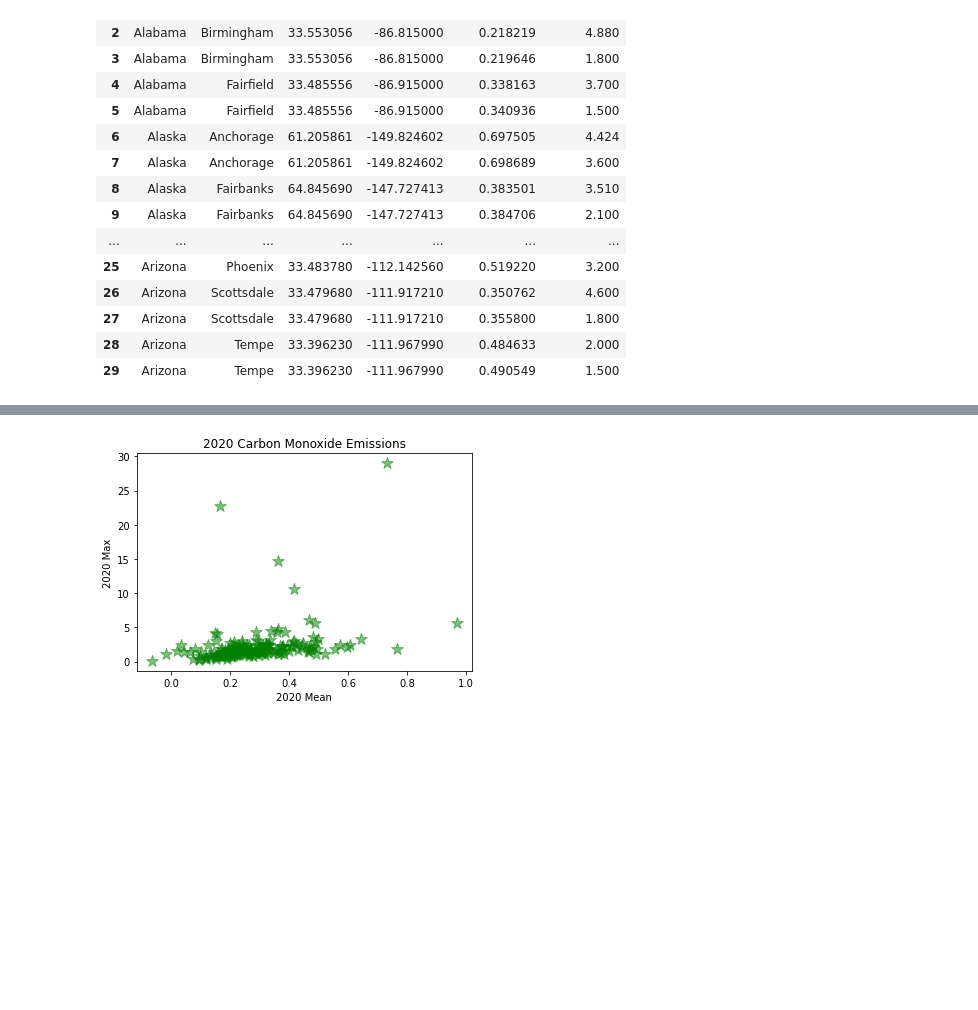
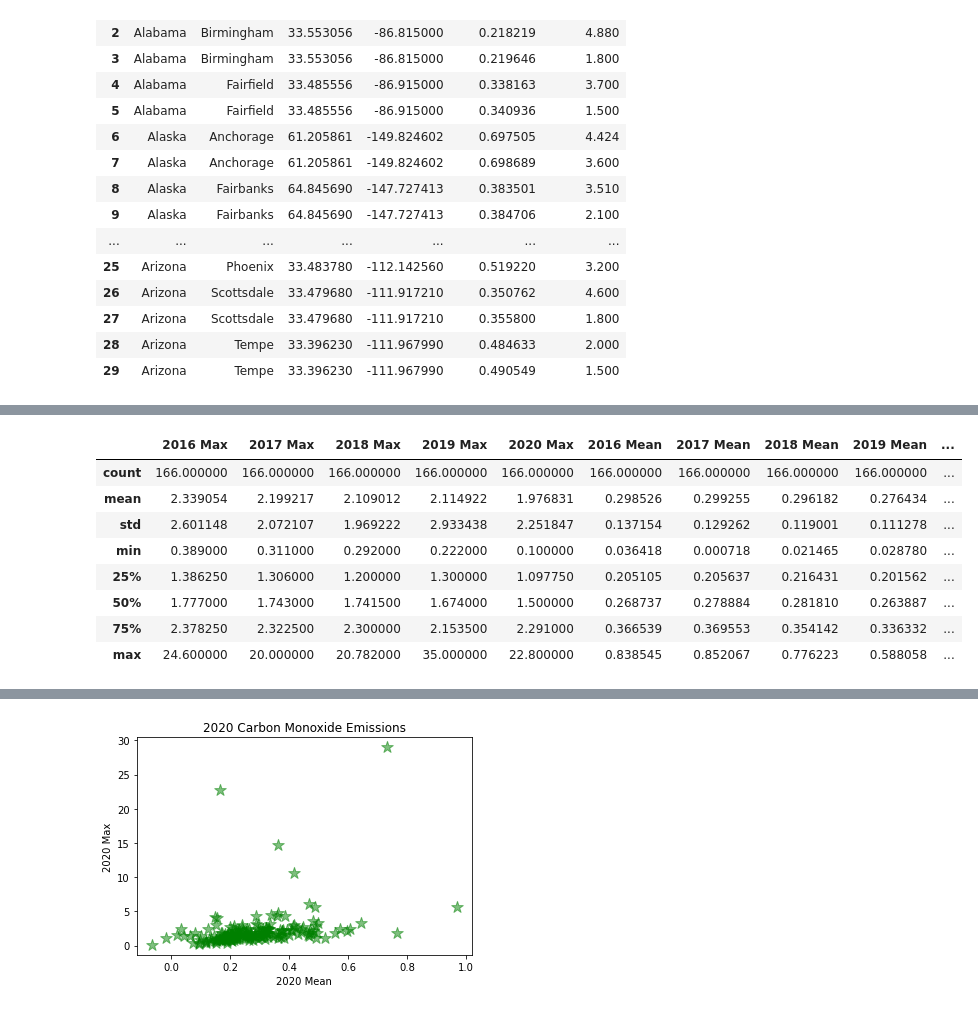
Before and after one commit to Mitchemoto/project-1-, a Jupyter notebook: environment_api_project.ipynb, the cells around one changed output, grey strips where cells are left out. Saved outputs shown, nothing was run; the diff lists cells and outputs as text; code cells hidden in the pictures; blank space fills up the shorter version.

```diff
--- a/environment_api_project.ipynb
+++ b/environment_api_project.ipynb
@@ -584,0 +581,13 @@ AttributeError: 'DataFrame' object has no attribute 'savefig'
+# %%
+sum_stats=reindexed_df.describe()
+sum_stats
+# %% [output]
+|  | 2016 Max | 2017 Max | 2018 Max | 2019 Max | 2020 Max | 2016 Mean | 2017 Mean | 2018 Mean | 2019 Mean | ... |
+| count | 166.000000 | 166.000000 | 166.000000 | 166.000000 | 166.000000 | 166.000000 | 166.000000 | 166.000000 | 166.000000 | ... |
+| mean | 2.339054 | 2.199217 | 2.109012 | 2.114922 | 1.976831 | 0.298526 | 0.299255 | 0.296182 | 0.276434 | ... |
+| std | 2.601148 | 2.072107 | 1.969222 | 2.933438 | 2.251847 | 0.137154 | 0.129262 | 0.119001 | 0.111278 | ... |
+| min | 0.389000 | 0.311000 | 0.292000 | 0.222000 | 0.100000 | 0.036418 | 0.000718 | 0.021465 | 0.028780 | ... |
+| 25% | 1.386250 | 1.306000 | 1.200000 | 1.300000 | 1.097750 | 0.205105 | 0.205637 | 0.216431 | 0.201562 | ... |
+| 50% | 1.777000 | 1.743000 | 1.741500 | 1.674000 | 1.500000 | 0.268737 | 0.278884 | 0.281810 | 0.263887 | ... |
+| 75% | 2.378250 | 2.322500 | 2.300000 | 2.153500 | 2.291000 | 0.366539 | 0.369553 | 0.354142 | 0.336332 | ... |
+| max | 24.600000 | 20.000000 | 20.782000 | 35.000000 | 22.800000 | 0.838545 | 0.852067 | 0.776223 | 0.588058 | ... |
```
Also changed, not shown: parts of 3 cells of this notebook, 1 other file.
